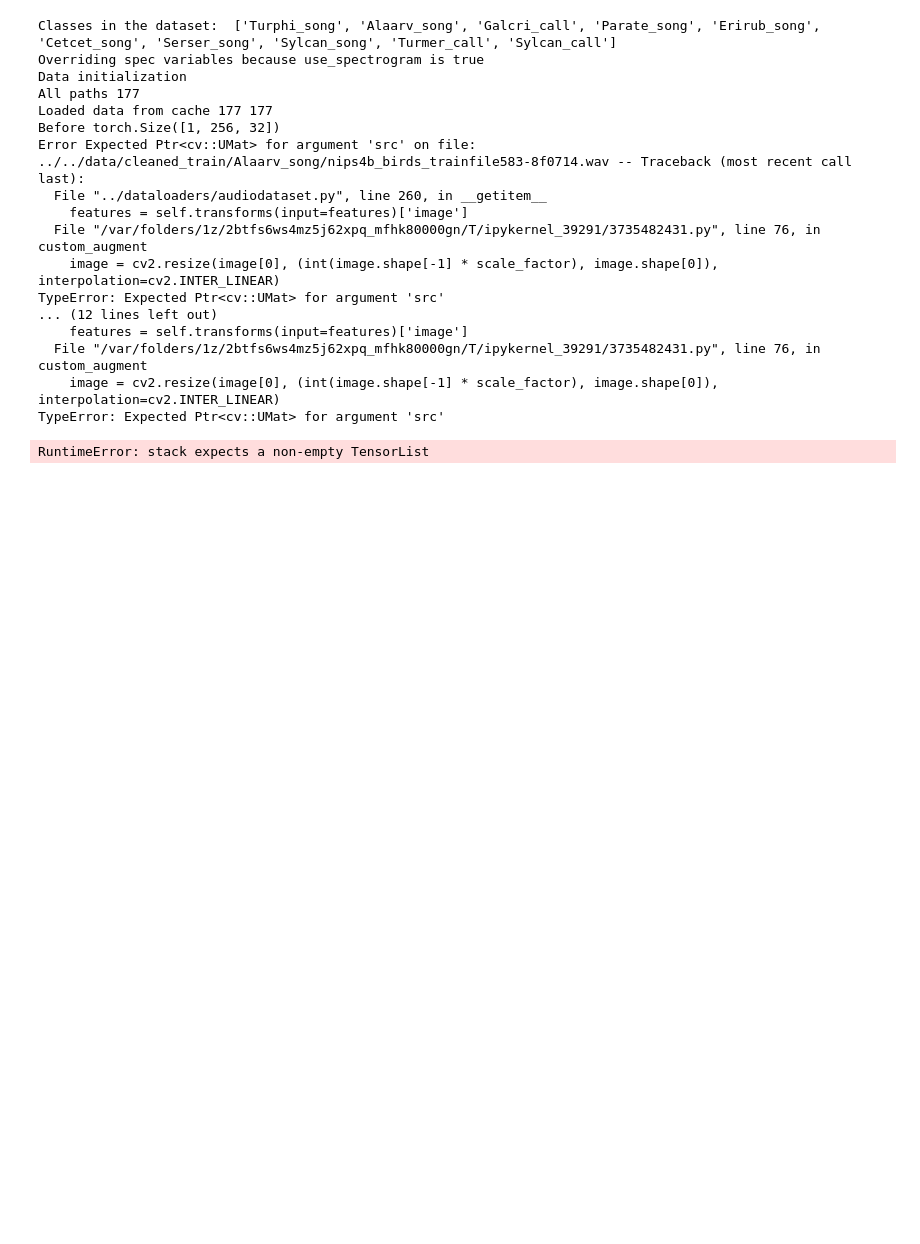
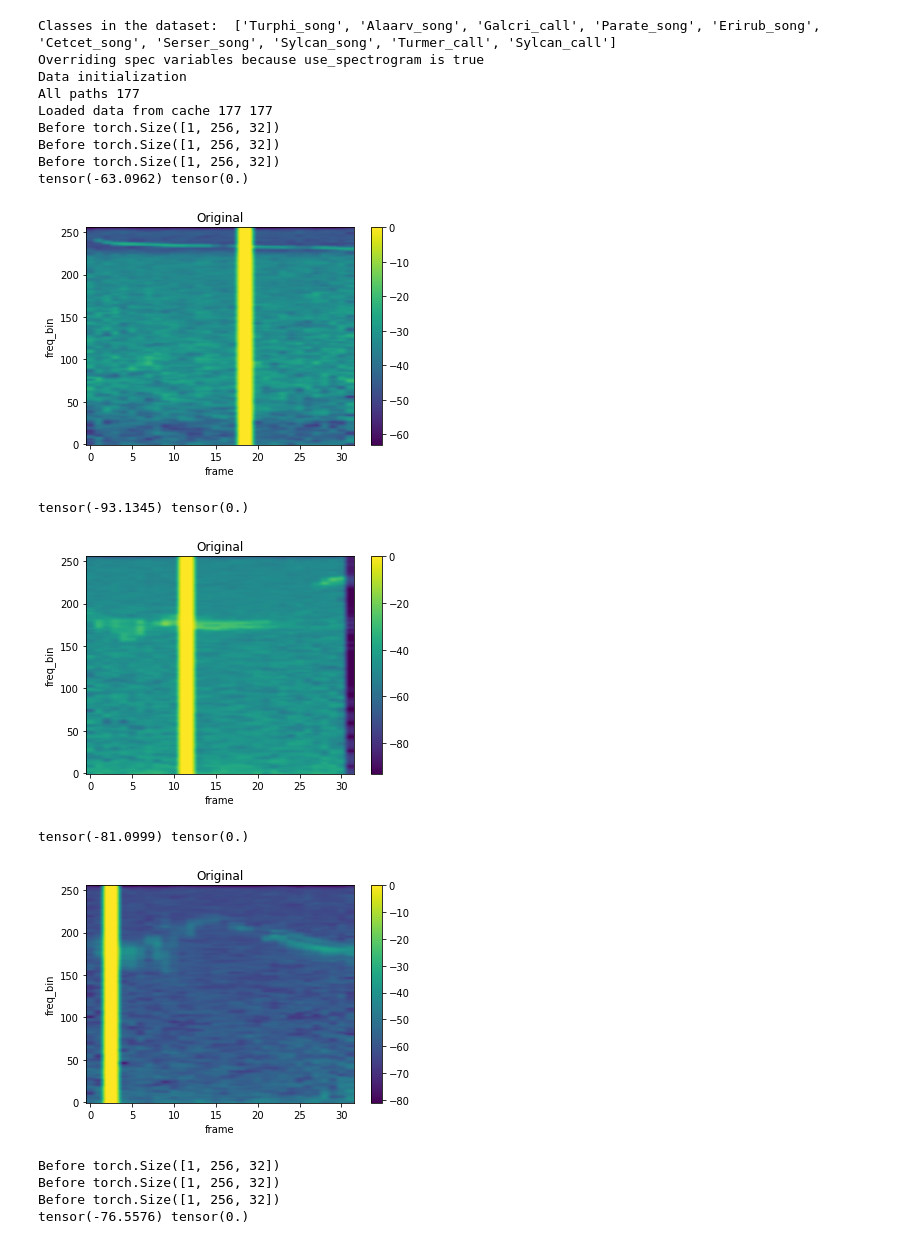
Before and after one commit to ixobert/birds-generation, a Jupyter notebook: src/notebooks/specaug.ipynb, the cells around one changed output. Cells and saved outputs as stored; diff of their text form; code cells hidden in the pictures; blank space fills up the shorter version.

Commit message:
SpecAug+Mixup

```diff
--- a/src/notebooks/specaug.ipynb
+++ b/src/notebooks/specaug.ipynb
@@ -195,43 +195,43 @@ print("Classes in the dataset: ", classes)
 #         _T.Resize(size=(512, 64)),
 #         T.FrequencyMasking(freq_mask_param=10),
 #         T.TimeMasking(time_mask_param=10),
 #         # T.TimeStretch(n_freq=512, fixed_rate=0.5),
 #     ]
 # )
 
-transforms = ['spec_stretching', 'masking', 'input_dropout']
+transforms = ['input_dropout']
 transform = partial(custom_augment, transforms=transforms)
 #Create a dataset object
 batch_size = 3
 # dataset = RawAudioDataset(data_path="../../data/cleaned_train.txt", root_dir="../../data/", classes_name=classes, sr=16000, window_length=16384, use_spectrogram=True, transform=transform)
 dataset = AudioDataset(data_path="../../data/cleaned_train.txt", root_dir="../../data/", classes_name=classes, sr=22050, window_length=16384, use_spectrogram=True, transforms=transform, return_tuple=True, return_tuple_of3=True)
 dataloader = DataLoader(dataset, batch_size=batch_size, shuffle=False, num_workers=0, collate_fn=_custom_collate)
 
 for i, sample in enumerate(dataloader):
   spec = sample[0]
   for j in range(batch_size):
     spec_temp = spec.squeeze(1)[j]
     print(spec_temp.min(), spec_temp.max())
     plot_spectrogram(spec_temp, title="Original")
   if i > 5:
     break
 # del dataset
 # %% [output]
 Classes in the dataset:  ['Turphi_song', 'Alaarv_song', 'Galcri_call', 'Parate_song', 'Erirub_song', 'Cetcet_song', 'Serser_song', 'Sylcan_song', 'Turmer_call', 'Sylcan_call']
 Overriding spec variables because use_spectrogram is true
 Data initialization
 All paths 177
 Loaded data from cache 177 177
 Before torch.Size([1, 256, 32])
-Error Expected Ptr<cv::UMat> for argument 'src' on file: ../../data/cleaned_train/Alaarv_song/nips4b_birds_trainfile583-8f0714.wav -- Traceback (most recent call last):
-  File "../dataloaders/audiodataset.py", line 260, in __getitem__
-    features = self.transforms(input=features)['image']
-  File "/var/folders/1z/2btfs6ws4mz5j62xpq_mfhk80000gn/T/ipykernel_39291/3735482431.py", line 76, in custom_augment
-    image = cv2.resize(image[0], (int(image.shape[-1] * scale_factor), image.shape[0]), interpolation=cv2.INTER_LINEAR)
-TypeError: Expected Ptr<cv::UMat> for argument 'src'
-... (12 lines left out)
-    features = self.transforms(input=features)['image']
-  File "/var/folders/1z/2btfs6ws4mz5j62xpq_mfhk80000gn/T/ipykernel_39291/3735482431.py", line 76, in custom_augment
-    image = cv2.resize(image[0], (int(image.shape[-1] * scale_factor), image.shape[0]), interpolation=cv2.INTER_LINEAR)
-TypeError: Expected Ptr<cv::UMat> for argument 'src'
+Before torch.Size([1, 256, 32])
+Before torch.Size([1, 256, 32])
+tensor(-63.0962) tensor(0.)
+[figure, added]
-RuntimeError: stack expects a non-empty TensorList
+tensor(-93.1345) tensor(0.)
+[figure, added]
+tensor(-81.0999) tensor(0.)
+[figure, added]
+Before torch.Size([1, 256, 32])
+Before torch.Size([1, 256, 32])
+Before torch.Size([1, 256, 32])
+tensor(-76.5576) tensor(0.)
```
Also changed, not shown: parts of 1 cell of this notebook, 4 other files.
